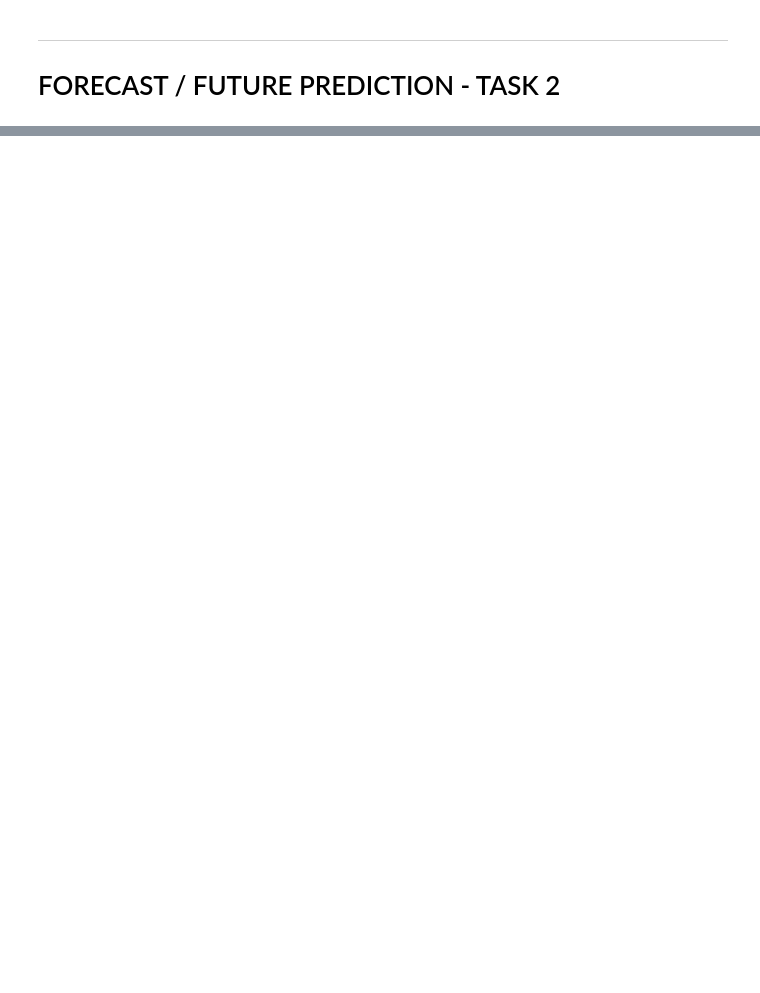
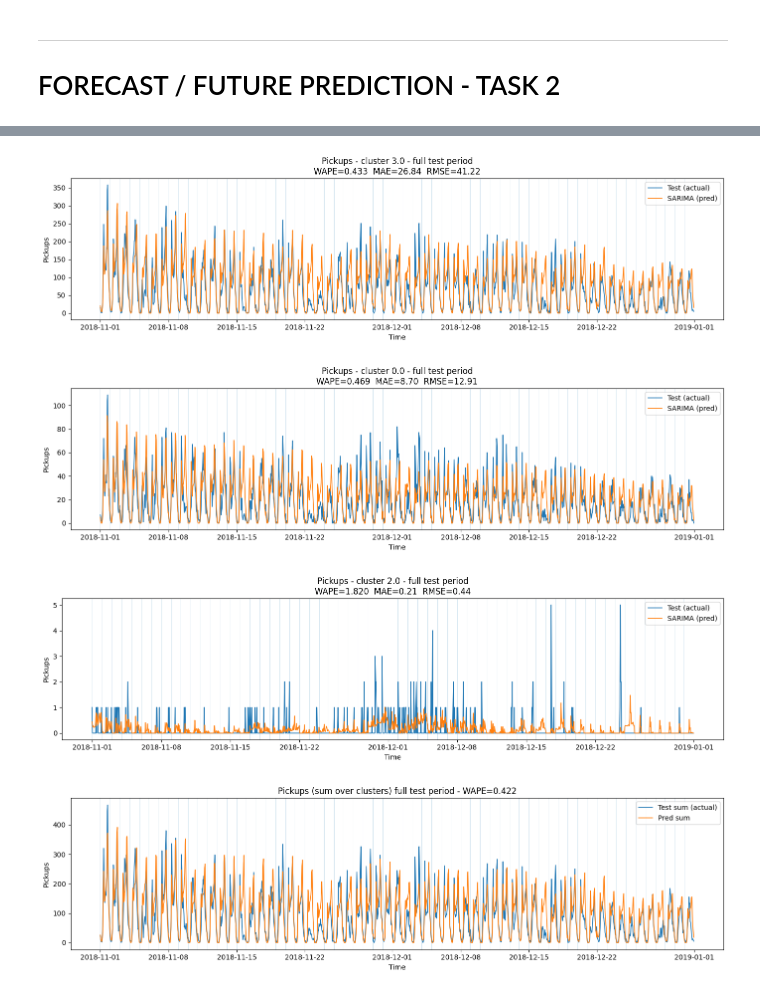
Before and after one commit to tarkanyitomi/BusinessAnal_Project, a Jupyter notebook: project_base.ipynb, the cells around one changed output, grey strips where cells are left out. Saved outputs shown, nothing was run; the diff lists cells and outputs as text; code cells hidden in the pictures; blank space fills up the shorter version.

```diff
--- a/project_base.ipynb
+++ b/project_base.ipynb
@@ -1867,0 +853,10 @@ difference between the number of departures and arrivals.
+# %%
+def to_wide(df_long_hourly: pd.DataFrame, value_col) -> pd.DataFrame:
+    w = (df_long_hourly
+         .pivot(index="datetime", columns="cluster", values=value_col)
+         .sort_index()
+         .asfreq("h", fill_value=0.0)
+         .astype("float64"))
+    # Ensure DatetimeIndex and no tz
+    w.index = pd.to_datetime(w.index)
+    return w
@@ -1867,0 +1061,5 @@ difference between the number of departures and arrivals.
+# %%
+train_wide_pickups = to_wide(train_long_pickups, value_col="pickups")
+test_wide_pickups = to_wide(test_long_pickups, value_col="pickups")
+
+test_wide_pickups
@@ -1867,0 +1150,14 @@ difference between the number of departures and arrivals.
+# %%
+pickups_pred_wide.to_csv(os.path.join(CONFIG['result_path'], "Predicted_pickups.csv"), index=True)
+
+metrics_pickups = evaluate_predictions(test_wide_pickups, pickups_pred_wide)
+
+print("Overall:", metrics_pickups["overall"])
+print("\nTop clusters by WAPE:\n", metrics_pickups["per_cluster"].head(10))
+
+per_cluster_path = os.path.join(CONFIG['result_path'], "pickup_metrics_per_cluster.csv")
+metrics_pickups["per_cluster"].to_csv(per_cluster_path, index=True)
+
+overall_path = os.path.join(CONFIG['result_path'], "pickup_metrics_overall.json")
+with open(overall_path, "w", encoding="utf-8") as f:
+    json.dump(metrics_pickups["overall"], f, indent=2)
@@ -1867,0 +1173,20 @@ difference between the number of departures and arrivals.
+# %%
+plot_test_period_topN(metrics_pickups, test_wide_pickups, pickups_pred_wide, top_n=CONFIG['top_n'], best=True)
+plot_test_period_overall_sum(test_wide_pickups, pickups_pred_wide)
+
+
+plots_dir = os.path.join(CONFIG["result_path"], "plots_pickups_test")
+os.makedirs(plots_dir, exist_ok=True)
+
+save_all_test_period_plots(
+    y_test_wide=test_wide_pickups,
+    y_pred_wide=pickups_pred_wide,
+    out_dir=plots_dir,
+    title_prefix="Pickups",
+    include_overall=True
+)
+# %% [output]
+[figure, added]
+[figure, added]
+[figure, added]
+[figure, added]
```
Also changed, not shown: parts of 59 cells of this notebook, 24 other files.
